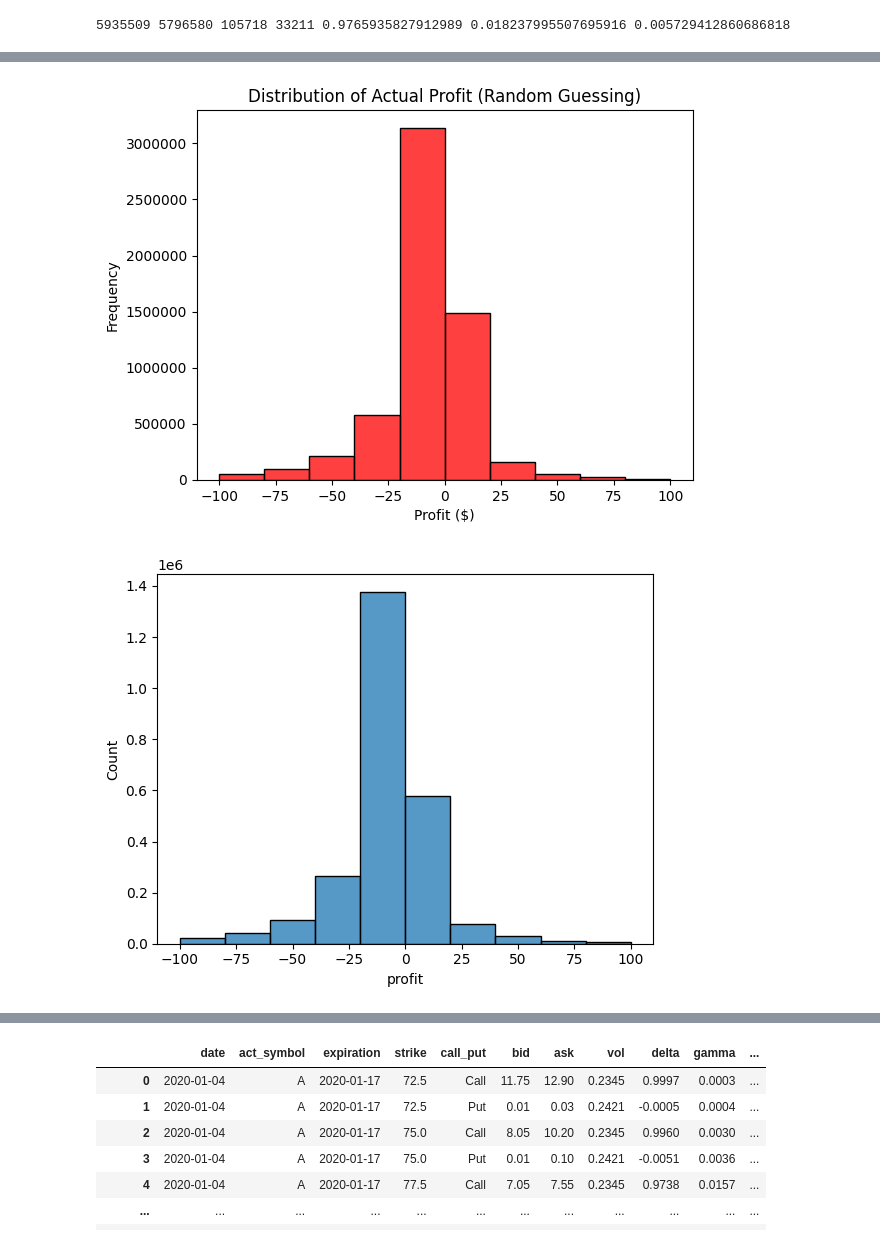
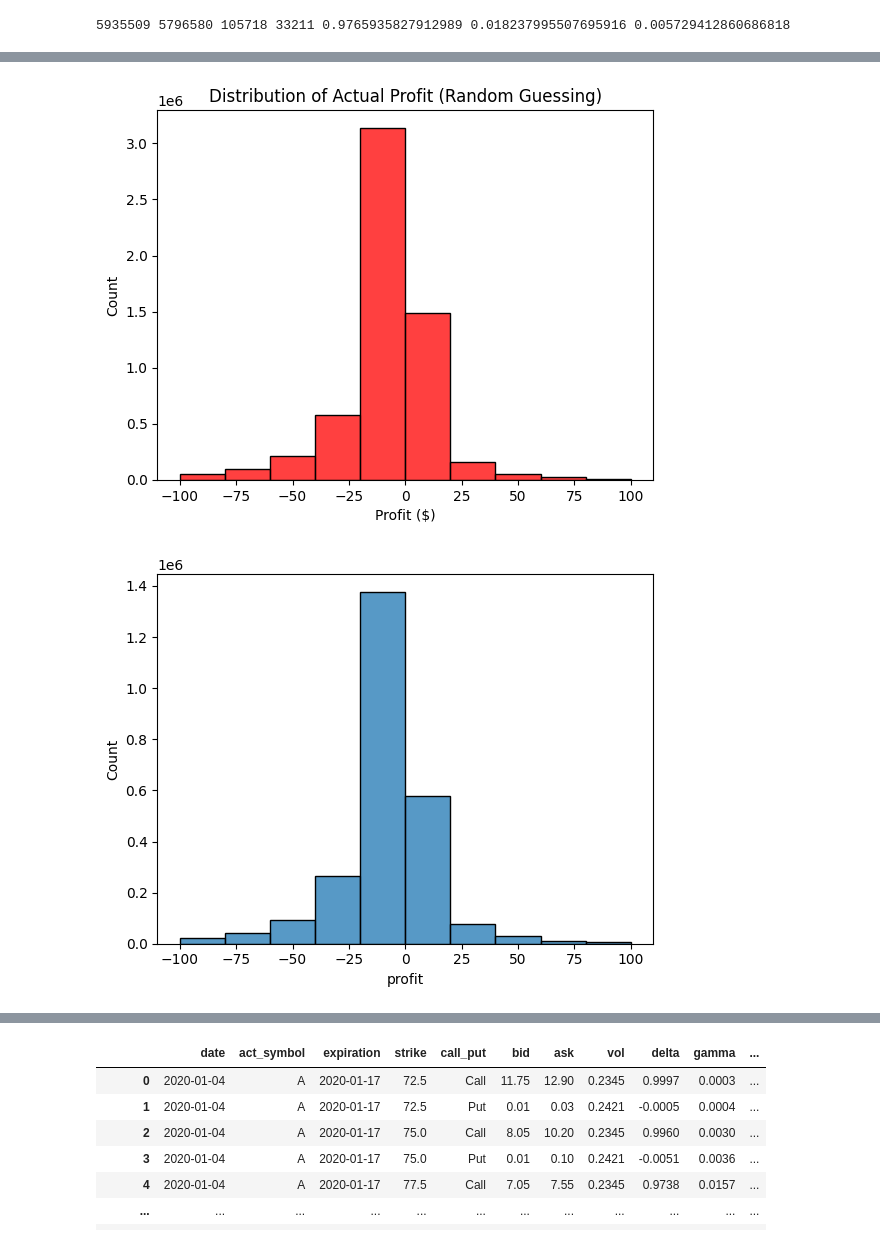
Before and after one commit to ImAHappyDuck/capstone, a Jupyter notebook: Avisual.ipynb, the cells around one changed output, grey strips where cells are left out. Saved outputs shown, nothing was run; the diff lists cells and outputs as text; code cells hidden in the pictures.

```diff
--- a/Avisual.ipynb
+++ b/Avisual.ipynb
@@ -49,25 +67,25 @@ print(df_tot, profit_tot, profit_loss, profit_gain, profit_tot/df_tot, profit_lo
 # %%
 profit_col = profit["profit"]
 sns.histplot(profit_col, bins=10, color="red")
-plt.ticklabel_format(style='plain', axis='y')
+plt.ticklabel_format(style=None, axis='y')
 plt.title("Distribution of Actual Profit (Random Guessing)")
 plt.xlabel("Profit ($)")
-plt.ylabel("Frequency")
+#plt.ylabel("Frequency")
 plt.show()
 
 profit_copy = df[(df["profit"] > -100) & (df["profit"] < 100) & (df["rho"] < 0)]["profit"]
 sns.histplot(profit_copy, bins=10)
 plt.show()
 
 sns.scatterplot(x="profit", y="rho", data=df)
 plt.show()
 
 
 neg_profit = df[(df["profit"] < 0) & (df["profit"] > -20)]["profit"]
 sns.histplot(neg_profit, bins=10)
 plt.show()
 # %% [output]
-[figure, old version]
+[figure, new version]
 [figure]
 [figure]
 [figure]
```
Also changed, not shown: parts of 2 cells of this notebook.
